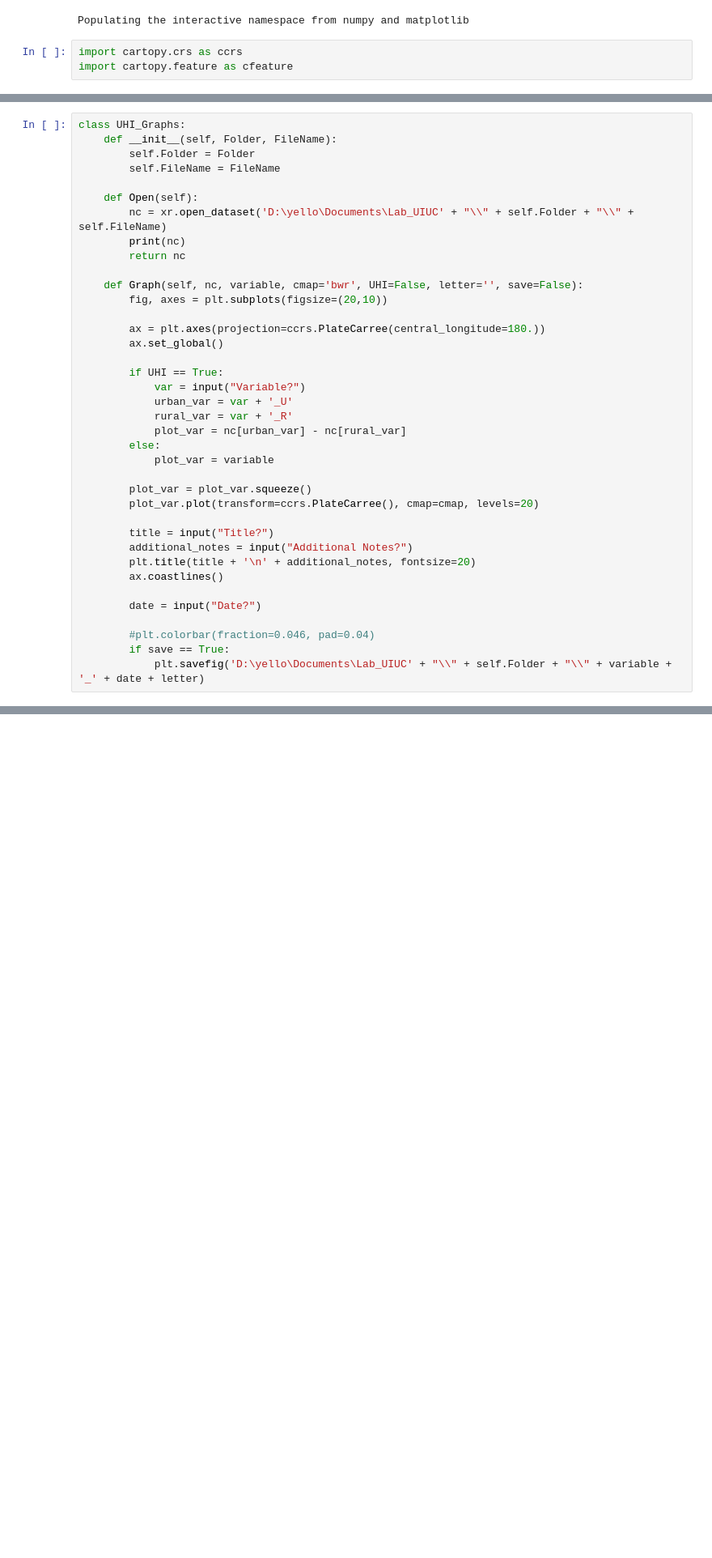
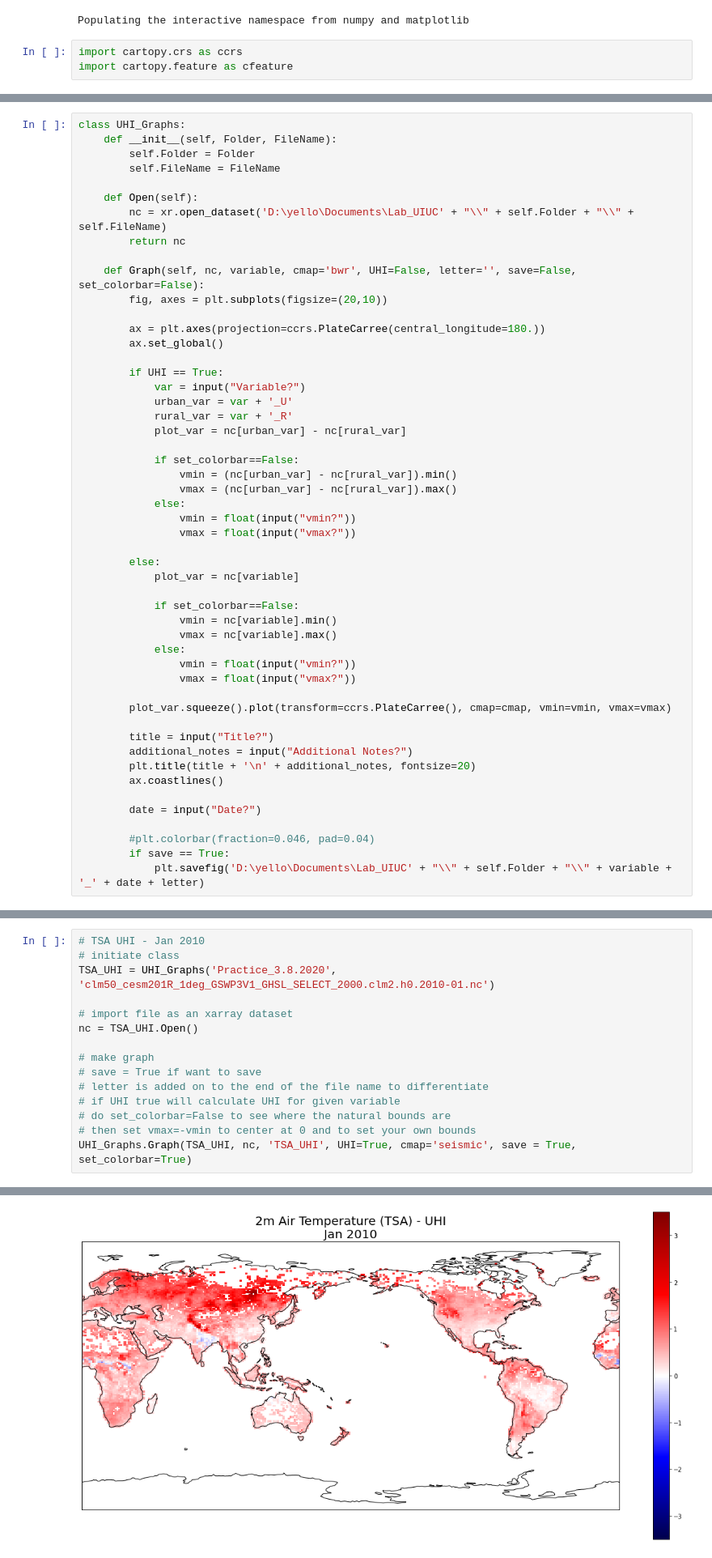
Before and after one commit to joyceee916/UHI-Plotting-Practice, a Jupyter notebook: Plotting_Practice_Classes.ipynb, the cells around one changed output, grey strips where cells are left out. Shown at 81% size. Cells and saved outputs as stored; diff of their text form; blank space fills up the shorter version.

```diff
--- a/Plotting_Practice_Classes.ipynb
+++ b/Plotting_Practice_Classes.ipynb
@@ -17,10 +19,9 @@ class UHI_Graphs:
 
     def Open(self):
         nc = xr.open_dataset('D:\yello\Documents\Lab_UIUC' + "\\" + self.Folder + "\\" + self.FileName)
-        print(nc)
         return nc
 
-    def Graph(self, nc, variable, cmap='bwr', UHI=False, letter='', save=False):
+    def Graph(self, nc, variable, cmap='bwr', UHI=False, letter='', save=False, set_colorbar=False):
         fig, axes = plt.subplots(figsize=(20,10))
 
         ax = plt.axes(projection=ccrs.PlateCarree(central_longitude=180.))
@@ -31,11 +32,25 @@ class UHI_Graphs:
             urban_var = var + '_U'
             rural_var = var + '_R'
             plot_var = nc[urban_var] - nc[rural_var]
+
+            if set_colorbar==False:
+                vmin = (nc[urban_var] - nc[rural_var]).min()
+                vmax = (nc[urban_var] - nc[rural_var]).max()
+            else:
+                vmin = float(input("vmin?"))
+                vmax = float(input("vmax?"))
+
         else:
-            plot_var = variable
+            plot_var = nc[variable]
 
-        plot_var = plot_var.squeeze()
-        plot_var.plot(transform=ccrs.PlateCarree(), cmap=cmap, levels=20)
+            if set_colorbar==False:
+                vmin = nc[variable].min()
+                vmax = nc[variable].max()
+            else:
+                vmin = float(input("vmin?"))
+                vmax = float(input("vmax?"))
+
+        plot_var.squeeze().plot(transform=ccrs.PlateCarree(), cmap=cmap, vmin=vmin, vmax=vmax)
 
         title = input("Title?")
         additional_notes = input("Additional Notes?")
@@ -49,0 +67,16 @@ class UHI_Graphs:
+# %%
+# TSA UHI - Jan 2010
+# initiate class
+TSA_UHI = UHI_Graphs('Practice_3.8.2020', 'clm50_cesm201R_1deg_GSWP3V1_GHSL_SELECT_2000.clm2.h0.2010-01.nc')
+
+# import file as an xarray dataset
+nc = TSA_UHI.Open()
+
+# make graph
+# save = True if want to save
+# letter is added on to the end of the file name to differentiate
+# if UHI true will calculate UHI for given variable
+# do set_colorbar=False to see where the natural bounds are
+# then set vmax=-vmin to center at 0 and to set your own bounds
+UHI_Graphs.Graph(TSA_UHI, nc, 'TSA_UHI', UHI=True, cmap='seismic', save = True, set_colorbar=True)
+# %% [output]
@@ -49,0 +89 @@ class UHI_Graphs:
+[figure, added]
```
Also changed, not shown: parts of 14 cells of this notebook, 1 other file.
